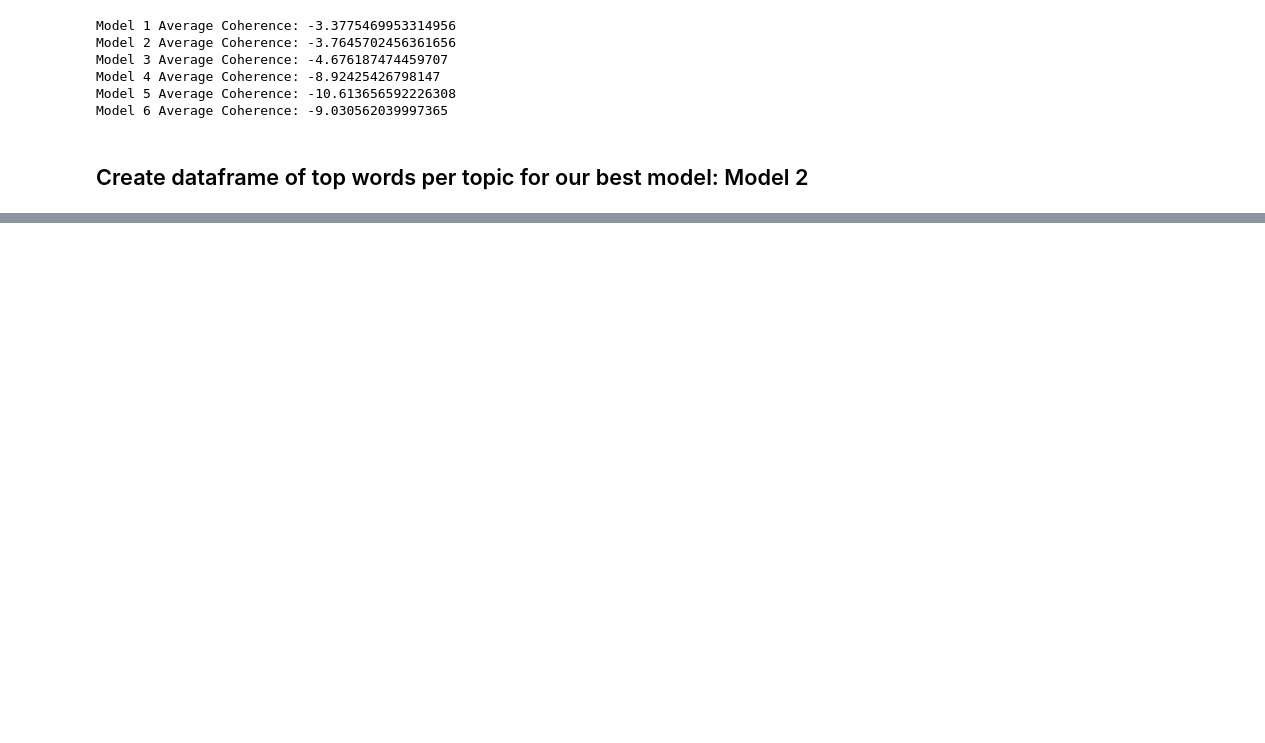
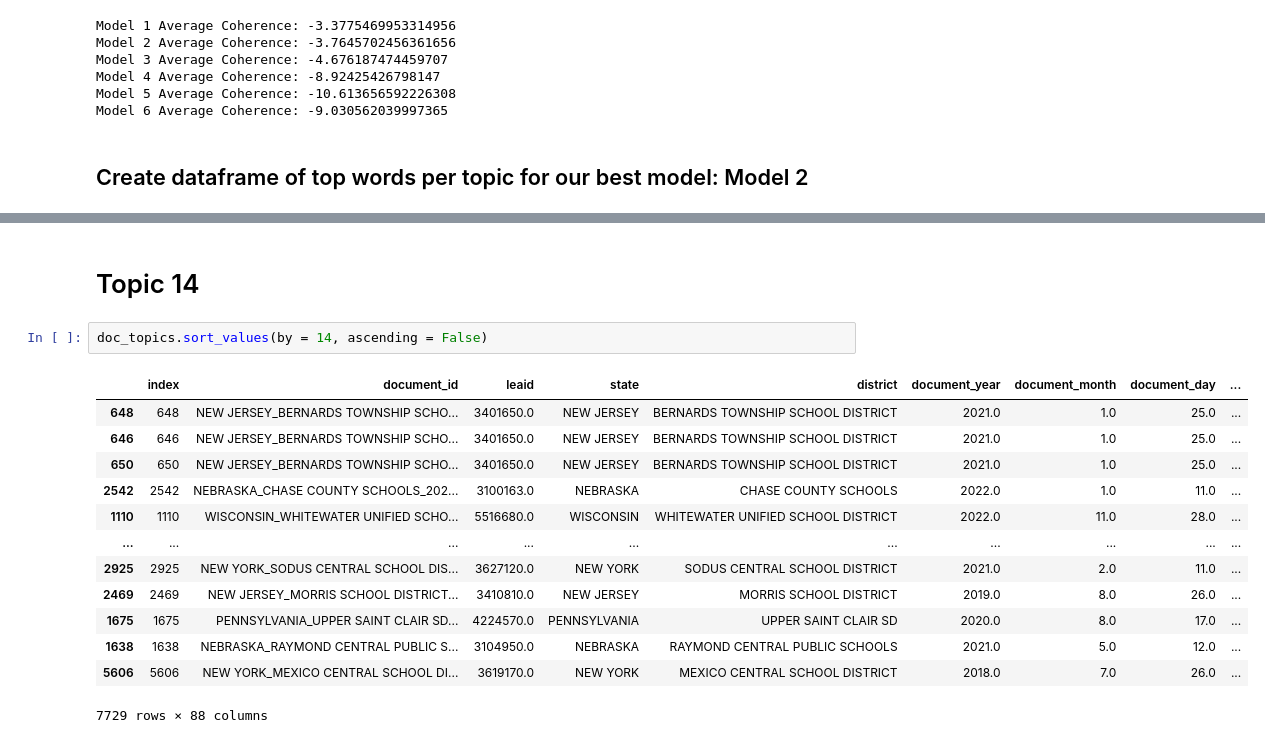
Before and after one commit to giovanni-lunetta/Text-Analytics-Coding-HW, a Jupyter notebook: Assignment-3/assignment3.ipynb, the cells around one changed output, grey strips where cells are left out. Cells and saved outputs as stored; diff of their text form; blank space fills up the shorter version.

```diff
--- a/Assignment-3/assignment3.ipynb
+++ b/Assignment-3/assignment3.ipynb
@@ -630,0 +646,18 @@ doc_topics.sort_values(by = 7, ascending = False)
+# %% [markdown]
+# Topic 14
+# %%
+doc_topics.sort_values(by = 14, ascending = False)
+# %% [output]
+|  | index | document_id | leaid | state | district | document_year | document_month | document_day | ... |
+| 648 | 648 | NEW JERSEY_BERNARDS TOWNSHIP SCHO... | 3401650.0 | NEW JERSEY | BERNARDS TOWNSHIP SCHOOL DISTRICT | 2021.0 | 1.0 | 25.0 | ... |
+| 646 | 646 | NEW JERSEY_BERNARDS TOWNSHIP SCHO... | 3401650.0 | NEW JERSEY | BERNARDS TOWNSHIP SCHOOL DISTRICT | 2021.0 | 1.0 | 25.0 | ... |
+| 650 | 650 | NEW JERSEY_BERNARDS TOWNSHIP SCHO... | 3401650.0 | NEW JERSEY | BERNARDS TOWNSHIP SCHOOL DISTRICT | 2021.0 | 1.0 | 25.0 | ... |
+| 2542 | 2542 | NEBRASKA_CHASE COUNTY SCHOOLS_202... | 3100163.0 | NEBRASKA | CHASE COUNTY SCHOOLS | 2022.0 | 1.0 | 11.0 | ... |
+| 1110 | 1110 | WISCONSIN_WHITEWATER UNIFIED SCHO... | 5516680.0 | WISCONSIN | WHITEWATER UNIFIED SCHOOL DISTRICT | 2022.0 | 11.0 | 28.0 | ... |
+| ... | ... | ... | ... | ... | ... | ... | ... | ... | ... |
+| 2925 | 2925 | NEW YORK_SODUS CENTRAL SCHOOL DIS... | 3627120.0 | NEW YORK | SODUS CENTRAL SCHOOL DISTRICT | 2021.0 | 2.0 | 11.0 | ... |
+| 2469 | 2469 | NEW JERSEY_MORRIS SCHOOL DISTRICT... | 3410810.0 | NEW JERSEY | MORRIS SCHOOL DISTRICT | 2019.0 | 8.0 | 26.0 | ... |
+| 1675 | 1675 | PENNSYLVANIA_UPPER SAINT CLAIR SD... | 4224570.0 | PENNSYLVANIA | UPPER SAINT CLAIR SD | 2020.0 | 8.0 | 17.0 | ... |
+| 1638 | 1638 | NEBRASKA_RAYMOND CENTRAL PUBLIC S... | 3104950.0 | NEBRASKA | RAYMOND CENTRAL PUBLIC SCHOOLS | 2021.0 | 5.0 | 12.0 | ... |
+| 5606 | 5606 | NEW YORK_MEXICO CENTRAL SCHOOL DI... | 3619170.0 | NEW YORK | MEXICO CENTRAL SCHOOL DISTRICT | 2018.0 | 7.0 | 26.0 | ... |
+7729 rows × 88 columns
```
Also changed, not shown: parts of 32 cells of this notebook, 1 other file.
